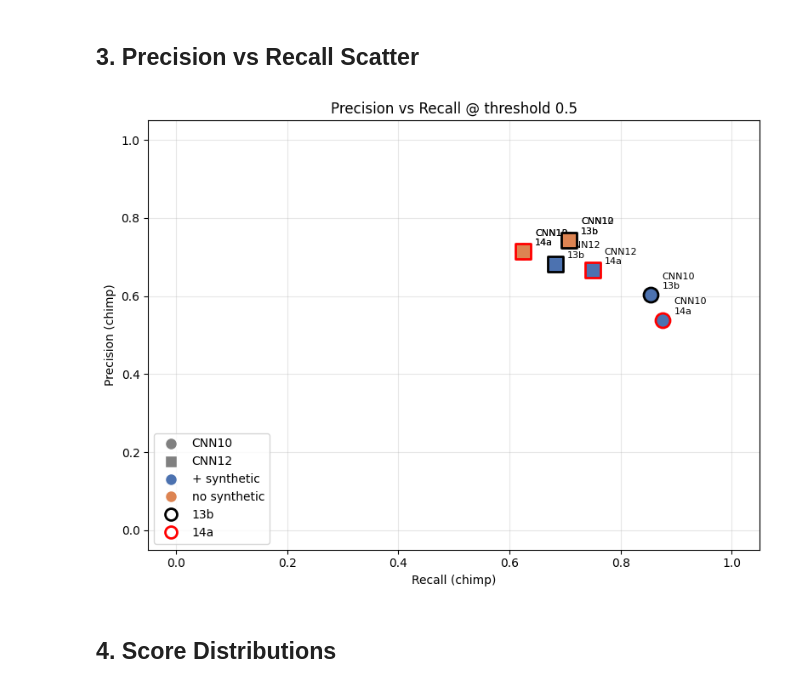
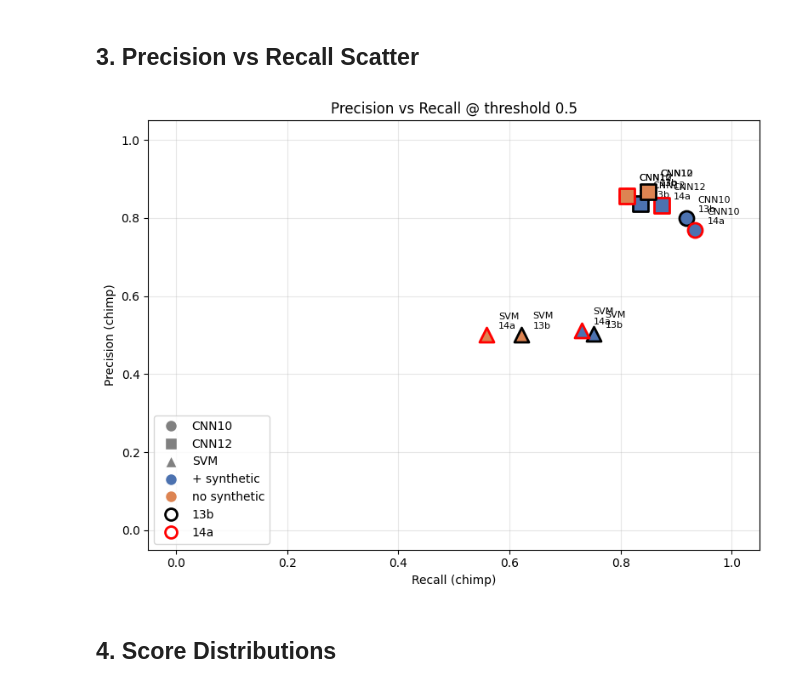
Before and after one commit to UtrechtUniversity/animal-sounds, a Jupyter notebook: output/notebooks/model_comparison.ipynb, the cells around one changed output. Drawn from its saved outputs; the diff is of its cells as text; code cells hidden in the pictures.

Commit message:
add svm results and cleanup

```diff
--- a/output/notebooks/model_comparison.ipynb
+++ b/output/notebooks/model_comparison.ipynb
@@ -15,12 +15,16 @@ from sklearn.metrics import (
 Each CSV should have columns: `prob_neg`, `prob_pos`, `y_true`
 # %%
 experiments = {
-    "CNN10 + synth / 13b":   "../with_synth_results/13b_cnn10eval_file_probs.csv",
-    "CNN10 + synth / 14a":   "../with_synth_results/14a_cnn10eval_file_probs.csv",
-    "CNN10 no synth / 13b":  "../without_synth_results/13b_cnn10eval_file_probs.csv",
-    "CNN10 no synth / 14a":  "../without_synth_results/14a_cnn10eval_file_probs.csv",
-    "CNN12 + synth / 13b":   "../with_synth_results/13b_cnn12eval_file_probs.csv",
-    "CNN12 + synth / 14a":   "../with_synth_results/14a_cnn12eval_file_probs.csv",
-    "CNN12 no synth / 13b":  "../without_synth_results/13b_cnn12eval_file_probs.csv",
-    "CNN12 no synth / 14a":  "../without_synth_results/14a_cnn12eval_file_probs.csv",
+    "CNN10 + synth / 13b":   "../results/predictions/cnn/all/13b_cnn10eval_file_probs.csv",
+    "CNN10 + synth / 14a":   "../results/predictions/cnn/all/14a_cnn10eval_file_probs.csv",
+    "CNN10 no synth / 13b":  "../results/predictions/cnn/mefou/13b_cnn10eval_file_probs.csv",
+    "CNN10 no synth / 14a":  "../results/predictions/cnn/mefou/14a_cnn10eval_file_probs.csv",
+    "CNN12 + synth / 13b":   "../results/predictions/cnn/all/13b_cnn12eval_file_probs.csv",
+    "CNN12 + synth / 14a":   "../results/predictions/cnn/all/14a_cnn12eval_file_probs.csv",
+    "CNN12 no synth / 13b":  "../results/predictions/cnn/mefou/13b_cnn12eval_file_probs.csv",
+    "CNN12 no synth / 14a":  "../results/predictions/cnn/mefou/14a_cnn12eval_file_probs.csv",
+    "SVM no synth / 13b":  ["../results/predictions/svm/mefou/sample_13b_1_predictions.txt", "../results/predictions/svm/mefou/sample_13b_1_y_test.csv"],
+    "SVM no synth / 14a":  ["../results/predictions/svm/mefou/sample_14a_predictions.txt", "../results/predictions/svm/mefou/sample_14a_y_test.csv"],
+    "SVM + synth / 13b":  ["../results/predictions/svm/all/sample_13b_1_predictions.txt", "../results/predictions/svm/all/sample_13b_1_y_test.csv"],
+    "SVM + synth / 14a":  ["../results/predictions/svm/all/sample_14a_predictions.txt", "../results/predictions/svm/all/sample_14a_y_test.csv"]
 }
@@ -98,13 +199,13 @@ CNN12        No      14a 0.6667     0.7143  0.6250    0.8320           0.8556
 # %%
 fig, ax = plt.subplots(figsize=(8, 6))
 
-markers = {"CNN10": "o", "CNN12": "s"}
+markers = {"CNN10": "o", "CNN12": "s", "SVM": "^"}
 colors = {"Yes": "#4C72B0", "No": "#DD8452"}
 edge_colors = {"13b": "black", "14a": "red"}
 
 for _, row in results_df.iterrows():
     ax.scatter(
-        row["recall"], row["precision"],
+        row["recall-macro"], row["precision-macro"],
         marker=markers[row["model"]],
         c=colors[row["synthetic"]],
         edgecolors=edge_colors[row["test_set"]],
@@ -112,38 +213,40 @@ for _, row in results_df.iterrows():
     )
     ax.annotate(
         f"{row['model']}\n{row['test_set']}",
-        (row["recall"], row["precision"]),
+        (row["recall-macro"], row["precision-macro"]),
         textcoords="offset points",
         xytext=(10, 5), fontsize=8
     )
 
 legend_elements = [
     Line2D([0], [0], marker="o", color="w",
            markerfacecolor="gray", markersize=10, label="CNN10"),
     Line2D([0], [0], marker="s", color="w",
            markerfacecolor="gray", markersize=10, label="CNN12"),
+    Line2D([0], [0], marker="^", color="w",
+           markerfacecolor="gray", markersize=10, label="SVM"),
     Line2D([0], [0], marker="o", color="w",
            markerfacecolor="#4C72B0", markersize=10, label="+ synthetic"),
     Line2D([0], [0], marker="o", color="w",
            markerfacecolor="#DD8452", markersize=10, label="no synthetic"),
     Line2D([0], [0], marker="o", color="w",
            markeredgecolor="black", markersize=10,
            markeredgewidth=2, label="13b"),
     Line2D([0], [0], marker="o", color="w",
            markeredgecolor="red", markersize=10,
            markeredgewidth=2, label="14a"),
 ]
 ax.legend(handles=legend_elements, loc="lower left")
 ax.set_xlabel("Recall (chimp)")
 ax.set_ylabel("Precision (chimp)")
 ax.set_title("Precision vs Recall @ threshold 0.5")
 ax.set_xlim(-0.05, 1.05)
 ax.set_ylim(-0.05, 1.05)
 ax.grid(True, alpha=0.3)
 plt.tight_layout()
 plt.show()
 # %% [output]
-[figure, old version]
+[figure, new version]
 # %% [markdown]
 ## 4. Score Distributions
 # %%
```
Also changed, not shown: parts of 7 cells of this notebook, 42 other files.
